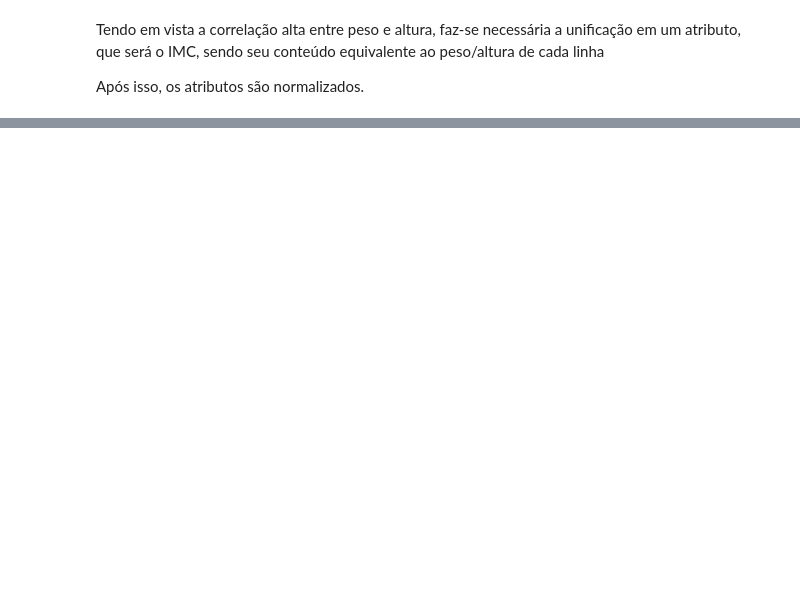
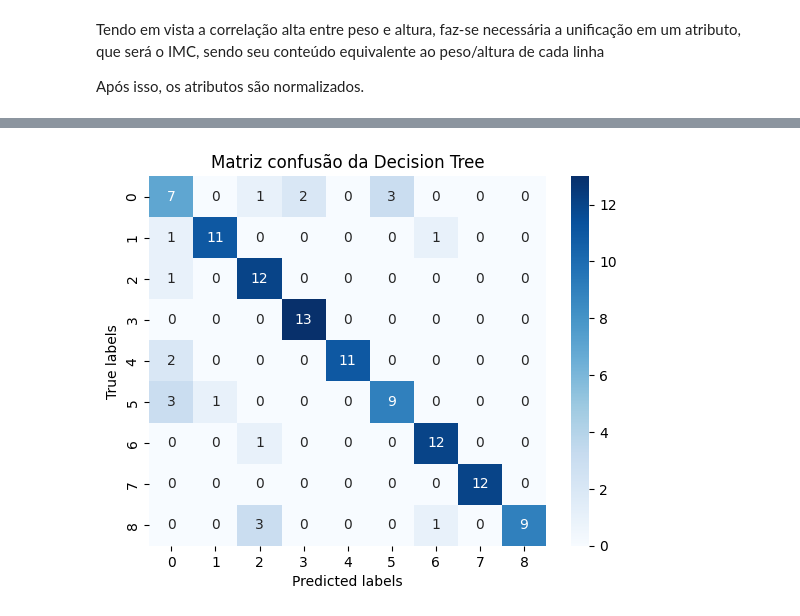
Before and after one commit to guigasauro/CRC-introIA, a Jupyter notebook: prova2.ipynb, the cells around one changed output, grey strips where cells are left out. Drawn from its saved outputs; the diff is of its cells as text; code cells hidden in the pictures; blank space fills up the shorter version.

Commit message:
Concluídos algoritmos de Decision tree e Naive-Bayes

```diff
--- a/prova2.ipynb
+++ b/prova2.ipynb
@@ -389,0 +402,17 @@ corr.style.background_gradient(cmap='coolwarm')
+# %%
+depth = [10, 100, 1000, 10000, 100000]
+sptr = ['best', 'random']
+
+hyperparameters = list(itertools.product(sptr, depth))
+
+for x, y in hyperparameters:
+
+  decision_tree_classifier = DecisionTreeClassifier(random_state=50, splitter=x, max_depth=y)
+
+  decision_tree_classifier.fit(X_train, y_train)
+
+  y_pred = decision_tree_classifier.predict(X_test)
+
+  accuracy = accuracy_score(y_test, y_pred)
+  print(f"Splitter: {x}, Max_depth: {y}")
+  print('Precisão do modelo: {:.2f}%'.format(accuracy * 100))
@@ -389,0 +440,11 @@ corr.style.background_gradient(cmap='coolwarm')
+# %%
+cm_dt = confusion_matrix(y_test, y_pred)
+
+xlabel = np.unique(list(y_test))
+sns.heatmap(cm_dt, annot=True, cmap="Blues", label=xlabel)
+plt.title('Matriz confusão da Decision Tree')
+plt.xlabel("Predicted labels")
+plt.ylabel("True labels")
+plt.show()
+# %% [output]
+[figure, added]
```
Also changed, not shown: parts of 15 cells of this notebook.
